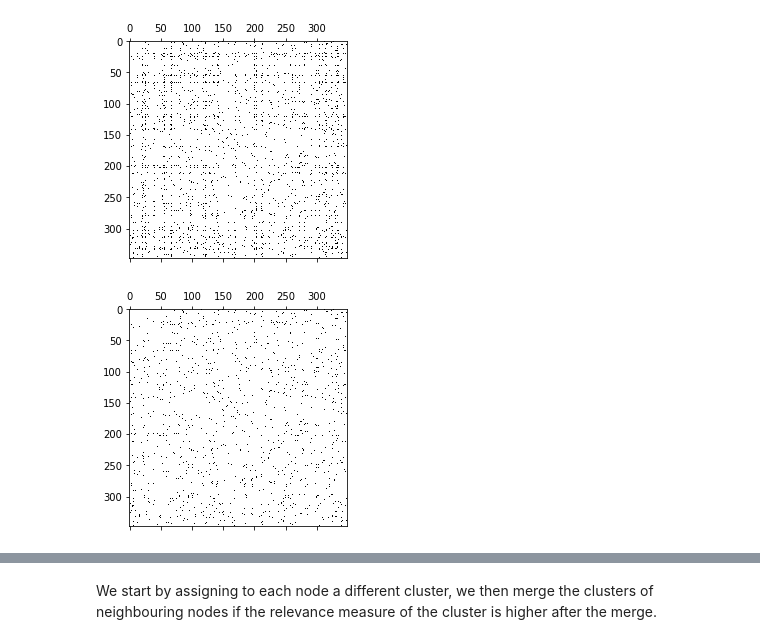
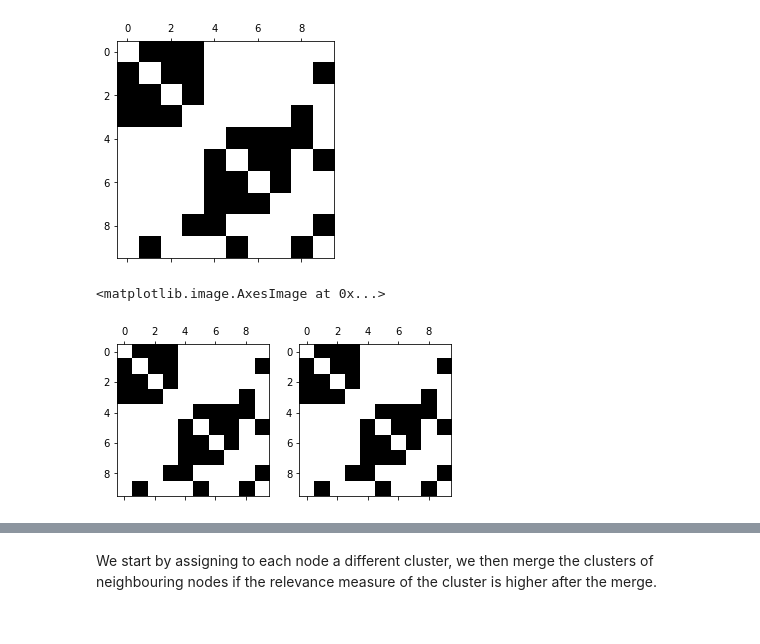
Before and after one commit to barbafrank/LCP_projects_Y2, a Jupyter notebook: Clustering2.ipynb, the cells around one changed output, grey strips where cells are left out. Cells and saved outputs as stored; diff of their text form; code cells hidden in the pictures.

```diff
--- a/Clustering2.ipynb
+++ b/Clustering2.ipynb
@@ -22,19 +19,54 @@ A, N, D = edgelistParser("datasets/facebook/0.edges", "raw_list")
+# %%
+# load the Facebook dataset
+#A, N, D = edgelistParser("datasets/facebook/0.edges", "raw_list")
+
+test = """
+A = [[(1, 1), (2, 1), (3, 1)],
+     [(0, 1), (2, 1), (3, 1), (5, 1)],
+     [(0, 1), (1, 1), (3, 1)],
+     [(0, 1), (1, 1), (2, 1), (4, 1)],
+     [(3, 1), (5, 1), (6, 1), (7, 1)],
+     [(4, 1), (6, 1), (7, 1), (1, 1)],
+     [(4, 1), (5, 1), (7, 1)],
+     [(4, 1), (5, 1), (6, 1)]]
+
+N = 8
+"""
+
+test1 = """
+A = [[(1, 1), (2, 1), (3, 1)],
+     [(0, 1), (2, 1), (3, 1), (9, 1)],
+     [(0, 1), (1, 1), (3, 1)],
+     [(0, 1), (1, 1), (2, 1), (8, 1)],
+     [(8, 1), (5, 1), (6, 1), (7, 1)],
+     [(4, 1), (6, 1), (7, 1), (9, 1)],
+     [(4, 1), (5, 1), (7, 1)],
+     [(4, 1), (5, 1), (6, 1)],
+     [(3, 1), (4, 1), (9, 1)],
+     [(1, 1), (5, 1), (8, 1)]]
+
+N = 10
+"""
+exec(test1)
 # %%
 A_mat = list2matrix(A)
 plt.figure()
 plt.spy(A_mat)
 plt.show()
 # %% [output]
-[figure, old version]
+[figure, new version]
 # %%
 # generate the L matrix
 L = localPageRank(A, c=0.85, return_only_neighbours=True)
+L_T = transposeEdgelist(L)
 L_mat = list2matrix(L)
-plt.figure()
-plt.spy(L_mat)
-plt.show()
+L_mat_T = list2matrix(L_T)
+fig, axs = plt.subplots(1, 2)
+axs[0].spy(L_mat)
+axs[1].spy(L_mat_T)
 # %% [output]
+<matplotlib.image.AxesImage at 0x...>
-[figure, old version]
+[figure, new version]
 # %%
 def getNeighsAvgDegree(node_list, degree):
     out = 0.
```
Also changed, not shown: parts of 10 cells of this notebook, 3 other files.
